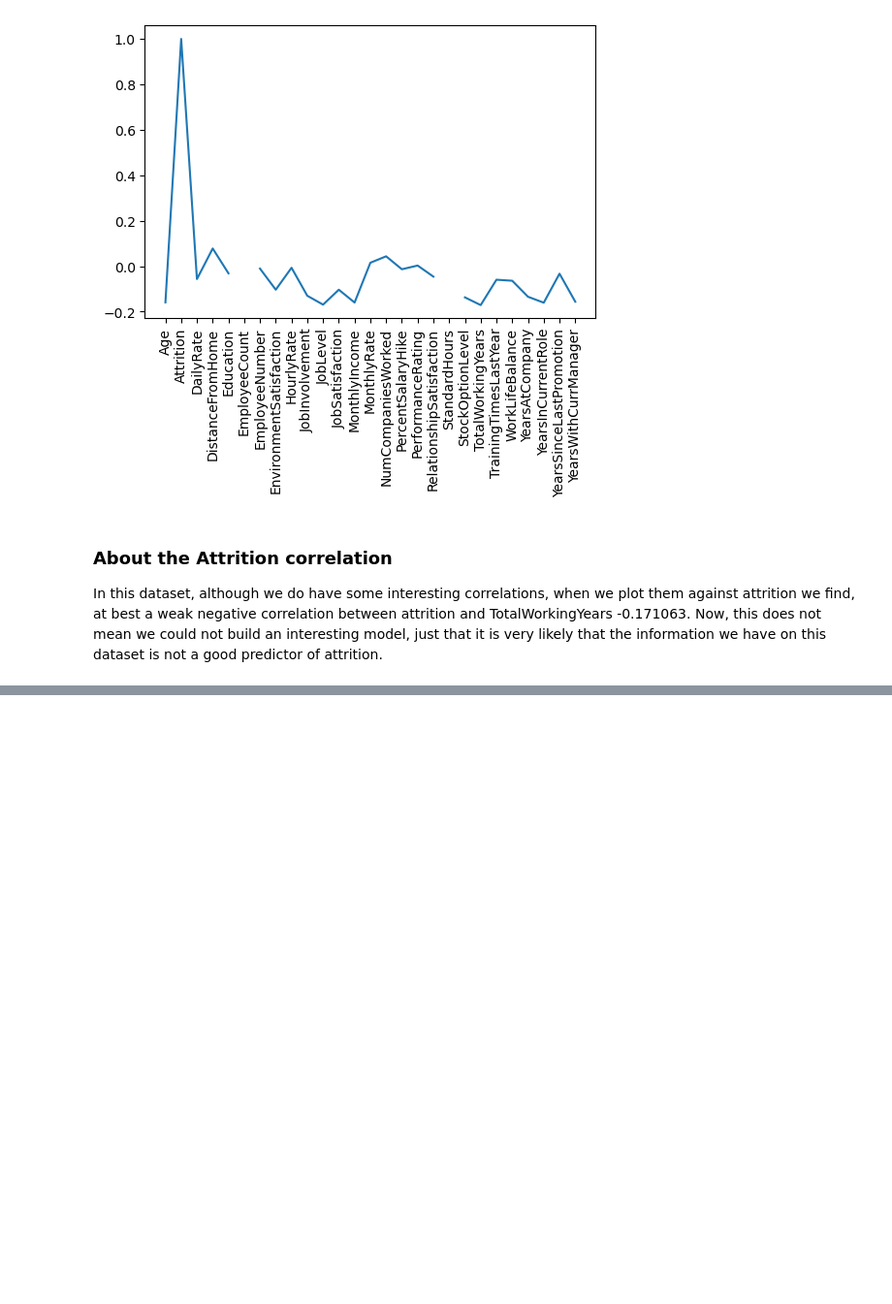
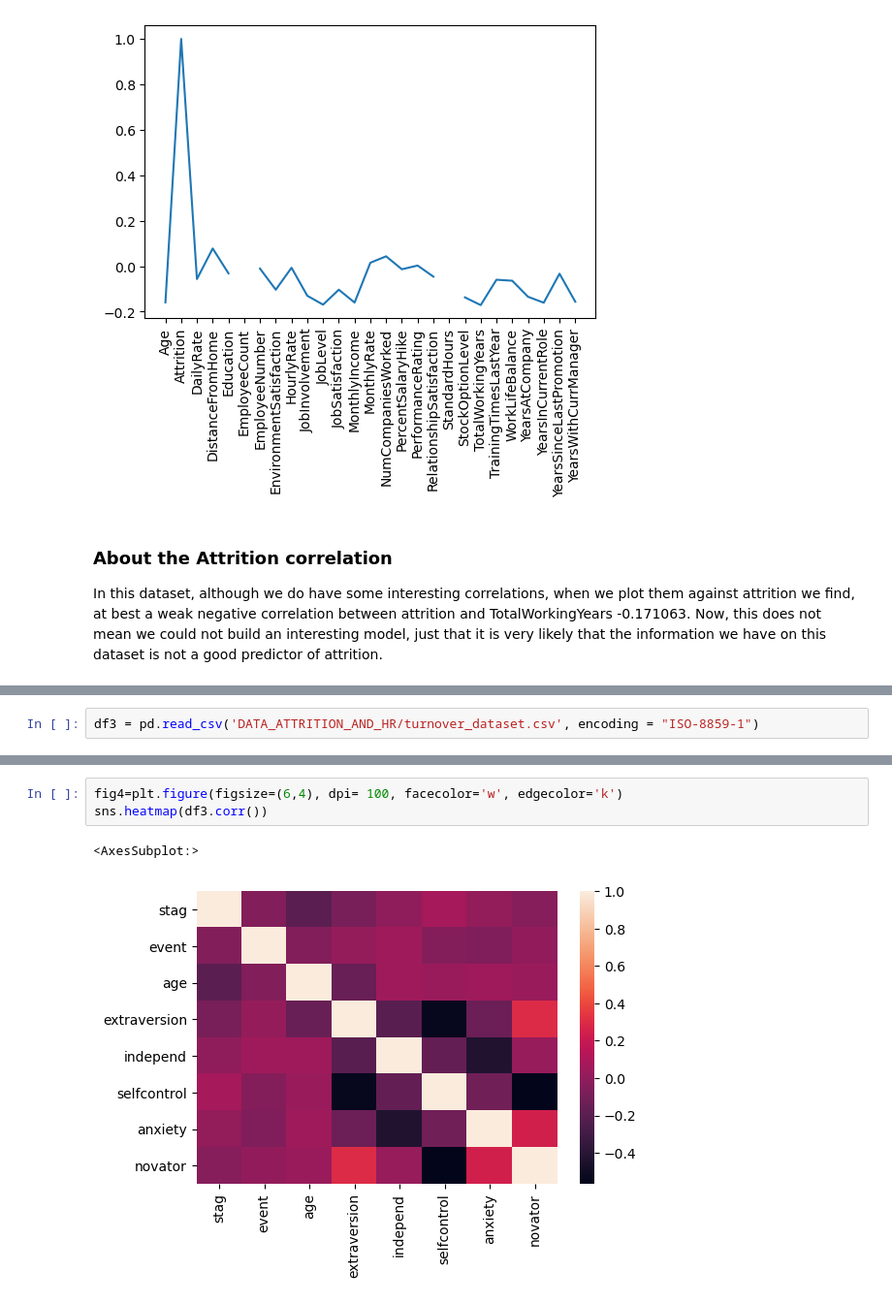
Before and after one commit to jackraifer/66DaysOfData-Road-to-Data-Science, a Jupyter notebook: 02_HR_Datasets_Initial_EDA.ipynb, the cells around one changed output, grey strips where cells are left out. Shown at 97% size. Drawn from its saved outputs; the diff is of its cells as text; blank space fills up the shorter version.

```diff
--- a/02_HR_Datasets_Initial_EDA.ipynb
+++ b/02_HR_Datasets_Initial_EDA.ipynb
@@ -220,0 +224,2 @@ In this dataset, although we do have some interesting correlations, when we plot
+# %%
+df3 = pd.read_csv('DATA_ATTRITION_AND_HR/turnover_dataset.csv', encoding = "ISO-8859-1")
@@ -220,0 +263,6 @@ In this dataset, although we do have some interesting correlations, when we plot
+# %%
+fig4=plt.figure(figsize=(6,4), dpi= 100, facecolor='w', edgecolor='k')
+sns.heatmap(df3.corr())
+# %% [output]
+<AxesSubplot:>
+[figure, added]
```
Also changed, not shown: parts of 6 cells of this notebook, 1 other file.
